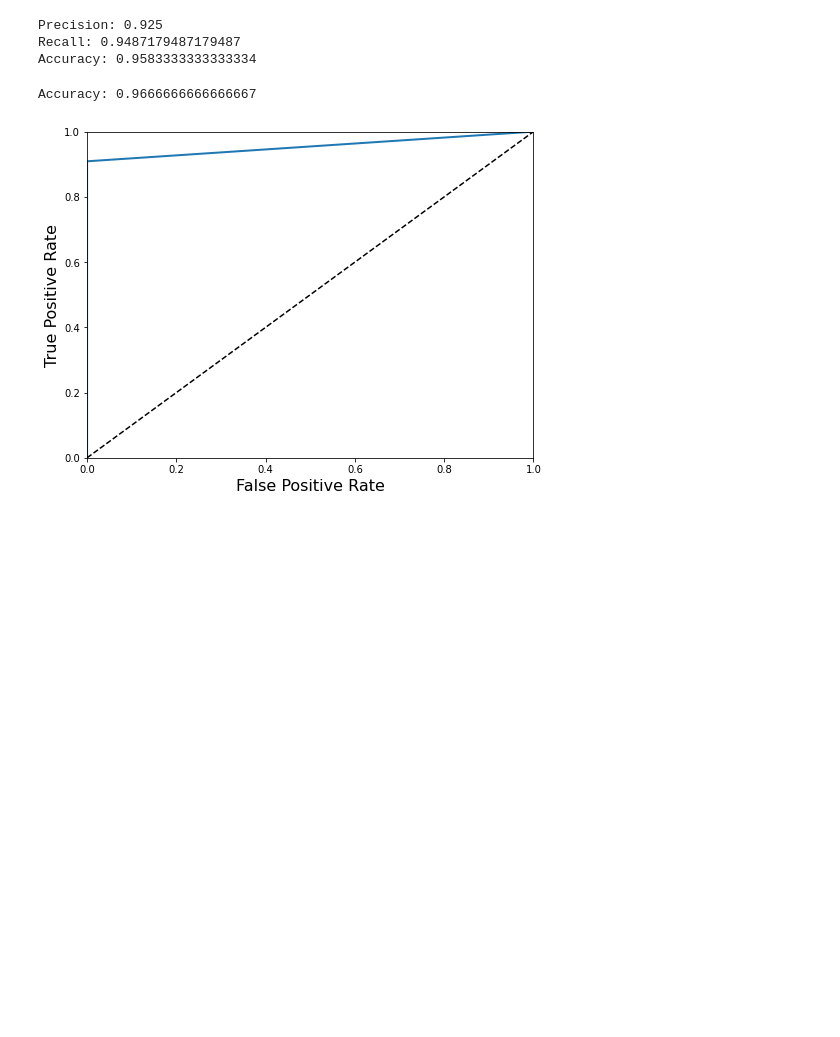
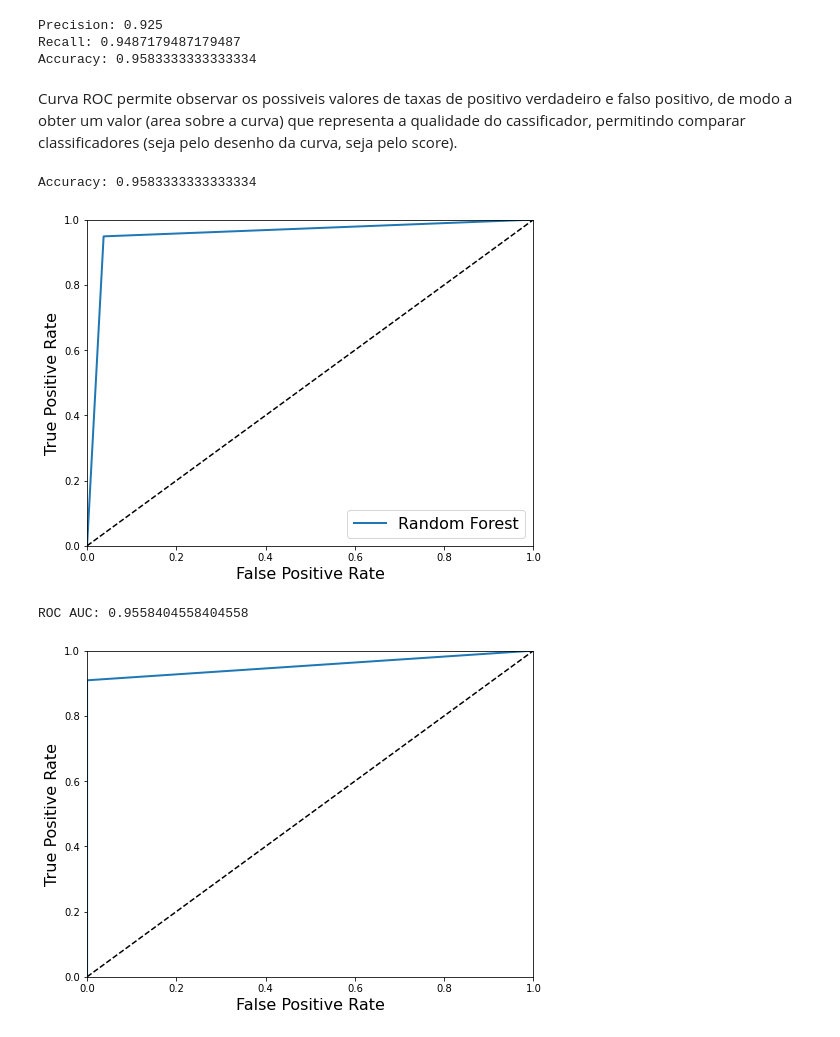
Before and after one commit to Pellizzon/MachineLearning, a Jupyter notebook: Aula09/Aula_09.ipynb, the cells around one changed output. Drawn from its saved outputs; the diff is of its cells as text; code cells hidden in the pictures; blank space fills up the shorter version.

```diff
--- a/Aula09/Aula_09.ipynb
+++ b/Aula09/Aula_09.ipynb
@@ -369,11 +369,36 @@ print(f'Accuracy: {accuracy_score(y_train, y_train_pred)}')
 Precision: 0.925
 Recall: 0.9487179487179487
 Accuracy: 0.9583333333333334
+# %% [markdown]
+Curva ROC permite observar os possiveis valores de taxas de positivo verdadeiro e falso positivo, de modo a obter um valor (area sobre a curva) que representa a qualidade do cassificador, permitindo comparar classificadores (seja pelo desenho da curva, seja pelo score).
 # %%
-y_test_pred = cross_val_predict(log_reg, x_test, y_test, cv=3, n_jobs=-1)
-print(f'Accuracy: {accuracy_score(y_test, y_test_pred)}')
+y_train_pred = cross_val_predict(log_reg, x_train, y_train, cv=3, n_jobs=-1)
+print(f'Accuracy: {accuracy_score(y_train, y_train_pred)}')
 # %% [output]
-Accuracy: 0.9666666666666667
+Accuracy: 0.9583333333333334
+# %%
+from sklearn.metrics import roc_curve, roc_auc_score
+
+y_probas = cross_val_predict(log_reg, x_train, y_train, cv=3, n_jobs=-1)
+
+# Gambiarra para desviar do bug #9589 introduzido no Scikit-Learn 0.19.0:
+y_scores = y_probas  # score = prob. de ser da classe positiva
+
+fpr_forest, tpr_forest, thresholds_forest = roc_curve(y_train, y_scores)
+
+plt.figure(figsize=(8, 6))
+plt.plot(fpr_forest, tpr_forest, linewidth=2, label="Random Forest")
+plt.plot([0, 1], [0, 1], 'k--')
+plt.axis([0, 1, 0, 1])
+plt.xlabel('False Positive Rate', fontsize=16)
+plt.ylabel('True Positive Rate', fontsize=16)
+plt.legend(loc="lower right", fontsize=16)
+plt.show()
+
+print(f'ROC AUC: {roc_auc_score(y_train, y_train_pred)}')
+# %% [output]
+[figure, added]
+ROC AUC: 0.9558404558404558
 # %%
 from sklearn.metrics import roc_curve, roc_auc_score
 fpr, tpr, thresholds = roc_curve(y_test, y_test_pred)
```
Also changed, not shown: 2 other files.
